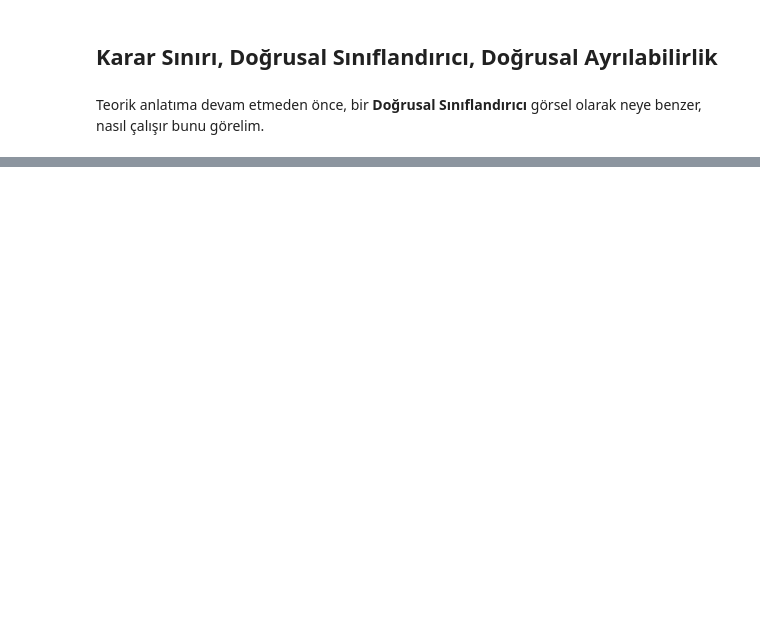
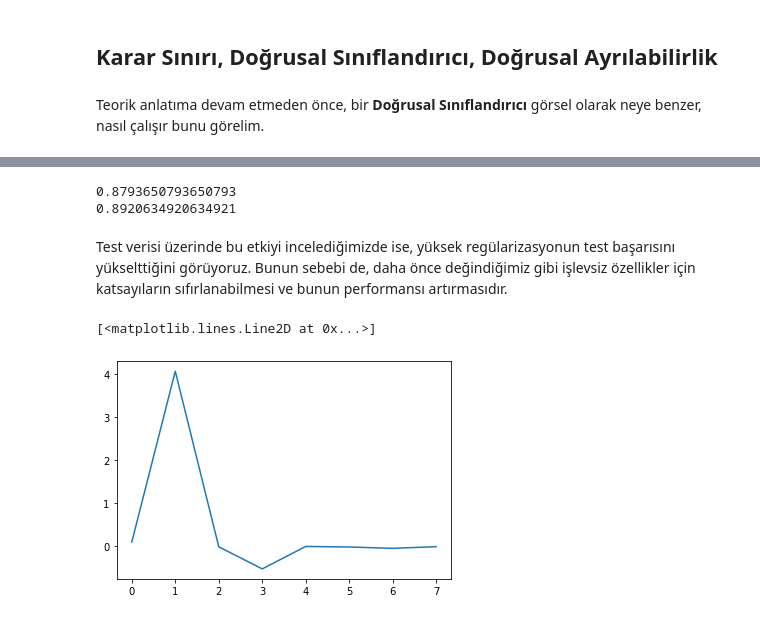
Before and after one commit to gokerguner/notebooks, a Jupyter notebook: ml05/ml05.ipynb, the cells around one changed output, grey strips where cells are left out. Cells and saved outputs as stored; diff of their text form; code cells hidden in the pictures; blank space fills up the shorter version.

```diff
--- a/ml05/ml05.ipynb
+++ b/ml05/ml05.ipynb
@@ -69,0 +197,15 @@ NameError: name 'np' is not defined
+# %%
+print(lr_weak_reg.score(X_test_scaled, y_test))
+print(lr_strong_reg.score(X_test_scaled, y_test))
+# %% [output]
+0.8793650793650793
+0.8920634920634921
+# %% [markdown]
+Test verisi üzerinde bu etkiyi incelediğimizde ise, yüksek regülarizasyonun test başarısını yükselttiğini görüyoruz. Bunun sebebi de, daha önce değindiğimiz gibi işlevsiz özellikler için katsayıların sıfırlanabilmesi ve bunun performansı artırmasıdır.
+# %%
+lr_L1 = LogisticRegression(penalty='l1', solver='liblinear') #solver'ı defaultta bırakırsanız hata alırsınız.
+lr_L1.fit(X_train, y_train)
+plt.plot(lr_L1.coef_.flatten())
+# %% [output]
+[<matplotlib.lines.Line2D at 0x...>]
+[figure, added]
```
Also changed, not shown: parts of 32 cells of this notebook, 1 other file.
